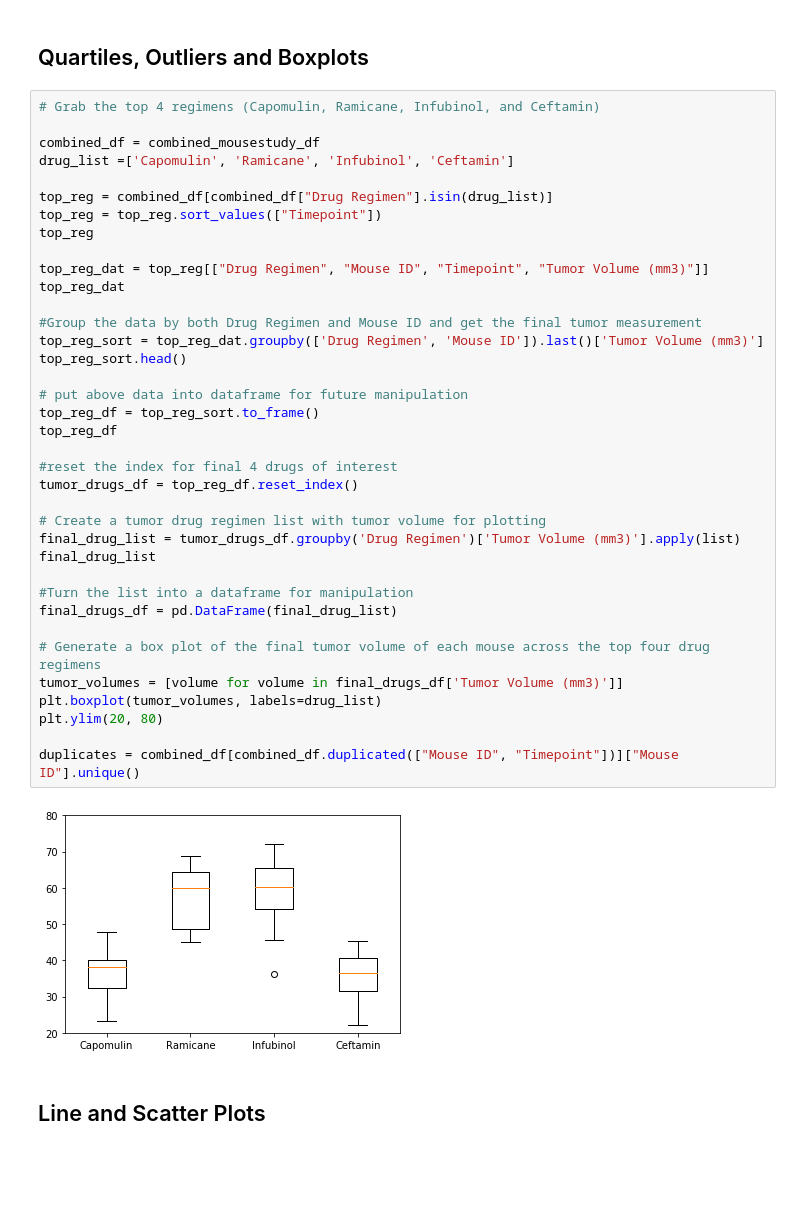
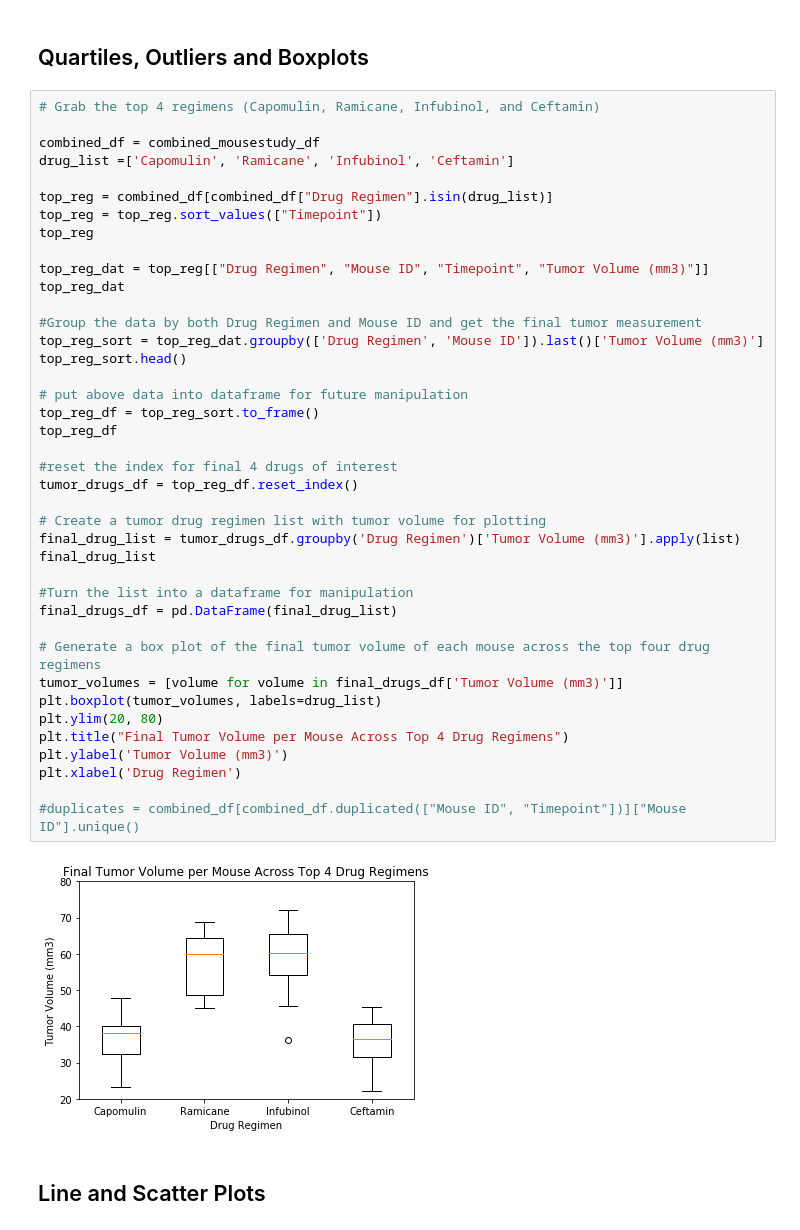
Before and after one commit to cdfencing/Matplotlib-The-Power-of-Plots, a Jupyter notebook: Pymaceuticals/Pymaceuticals.ipynb, the cells around one changed output. Drawn from its saved outputs; the diff is of its cells as text; blank space fills up the shorter version.

```diff
--- a/Pymaceuticals/Pymaceuticals.ipynb
+++ b/Pymaceuticals/Pymaceuticals.ipynb
@@ -151,34 +151,37 @@ top_reg = combined_df[combined_df["Drug Regimen"].isin(drug_list)]
 top_reg = top_reg.sort_values(["Timepoint"])
 top_reg
 
 top_reg_dat = top_reg[["Drug Regimen", "Mouse ID", "Timepoint", "Tumor Volume (mm3)"]]
 top_reg_dat
 
 #Group the data by both Drug Regimen and Mouse ID and get the final tumor measurement
 top_reg_sort = top_reg_dat.groupby(['Drug Regimen', 'Mouse ID']).last()['Tumor Volume (mm3)']
 top_reg_sort.head()
 
 # put above data into dataframe for future manipulation
 top_reg_df = top_reg_sort.to_frame()
 top_reg_df
 
 #reset the index for final 4 drugs of interest
 tumor_drugs_df = top_reg_df.reset_index()
 
 # Create a tumor drug regimen list with tumor volume for plotting
 final_drug_list = tumor_drugs_df.groupby('Drug Regimen')['Tumor Volume (mm3)'].apply(list)
 final_drug_list
 
 #Turn the list into a dataframe for manipulation
 final_drugs_df = pd.DataFrame(final_drug_list)
 
 # Generate a box plot of the final tumor volume of each mouse across the top four drug regimens
 tumor_volumes = [volume for volume in final_drugs_df['Tumor Volume (mm3)']]
 plt.boxplot(tumor_volumes, labels=drug_list)
 plt.ylim(20, 80)
+plt.title("Final Tumor Volume per Mouse Across Top 4 Drug Regimens")
+plt.ylabel('Tumor Volume (mm3)')
+plt.xlabel('Drug Regimen')
 
-duplicates = combined_df[combined_df.duplicated(["Mouse ID", "Timepoint"])]["Mouse ID"].unique()
+#duplicates = combined_df[combined_df.duplicated(["Mouse ID", "Timepoint"])]["Mouse ID"].unique()
 # %% [output]
-[figure, old version]
+[figure, new version]
 # %% [markdown]
 ## Line and Scatter Plots
```
Also changed, not shown: parts of 4 cells of this notebook, 1 other file.
